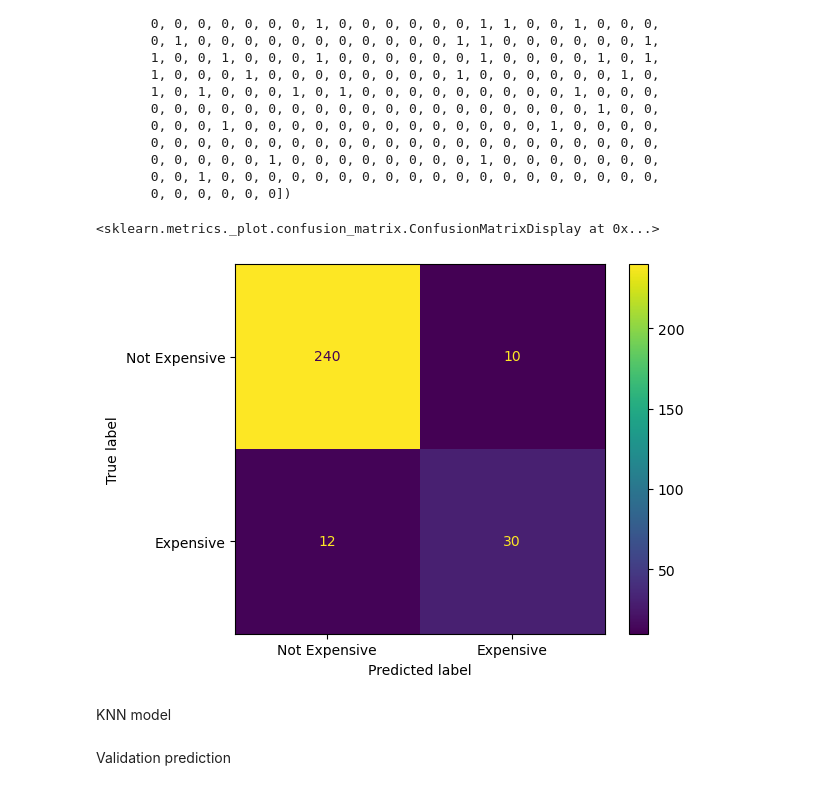
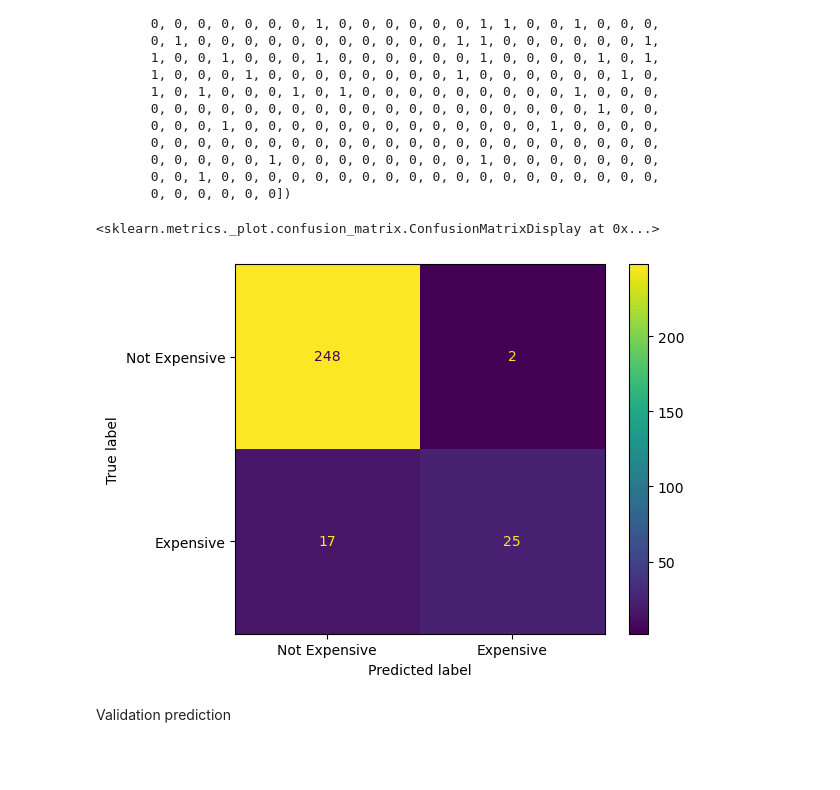
Before and after one commit to Joldon/housing_prices_ML, a Jupyter notebook: housing_prices_model_selection.ipynb, the cells around one changed output. Saved outputs shown, nothing was run; the diff lists cells and outputs as text; code cells hidden in the pictures; blank space fills up the shorter version.

Commit message:
test validation with knn model

```diff
--- a/housing_prices_model_selection.ipynb
+++ b/housing_prices_model_selection.ipynb
@@ -257,0 +260,27 @@ Fitting 5 folds for each of 60 candidates, totalling 300 fits
+# %%
+from sklearn.neighbors import KNeighborsClassifier
+from sklearn.preprocessing import StandardScaler
+
+knn_pipe = make_pipeline(preprocessor,
+                         StandardScaler(with_mean=False, with_std=True),
+                         KNeighborsClassifier()
+                         )
+
+from sklearn.model_selection import GridSearchCV
+param_grid = {
+    'columntransformer__num_pipe__simpleimputer__strategy': ['mean', 'median'],
+    'kneighborsclassifier__n_neighbors': range(2, 50),
+    'kneighborsclassifier__weights': ['uniform', 'distance']
+}
+
+knn_search = GridSearchCV(knn_pipe,
+                          param_grid,
+                          cv=5,
+                        #   scoring='accuracy',
+                          verbose=1)
+
+knn_search.fit(X_train, y_train)
+
+scores['knn'] = knn_search.best_score_
+
+scores
@@ -277,12 +309,10 @@ array([0, 0, 0, 0, 0, 1, 1, 0, 0, 0, 0, 0, 0, 0, 1, 0, 0, 1, 1, 0, 0, 0,
        0, 0, 0, 0, 0, 0])
 # %%
 from sklearn.metrics import ConfusionMatrixDisplay
-ConfusionMatrixDisplay.from_estimator(search,
+ConfusionMatrixDisplay.from_estimator(knn_search, # here to see model resutls indicate the name of the model search, knn_search etc
                                       X_test,
                                       y_test,
                                       display_labels=['Not Expensive', 'Expensive'])
 # %% [output]
 <sklearn.metrics._plot.confusion_matrix.ConfusionMatrixDisplay at 0x...>
-[figure, old version]
+[figure, new version]
-# %% [markdown]
-KNN model
```
Also changed, not shown: parts of 9 cells of this notebook.
